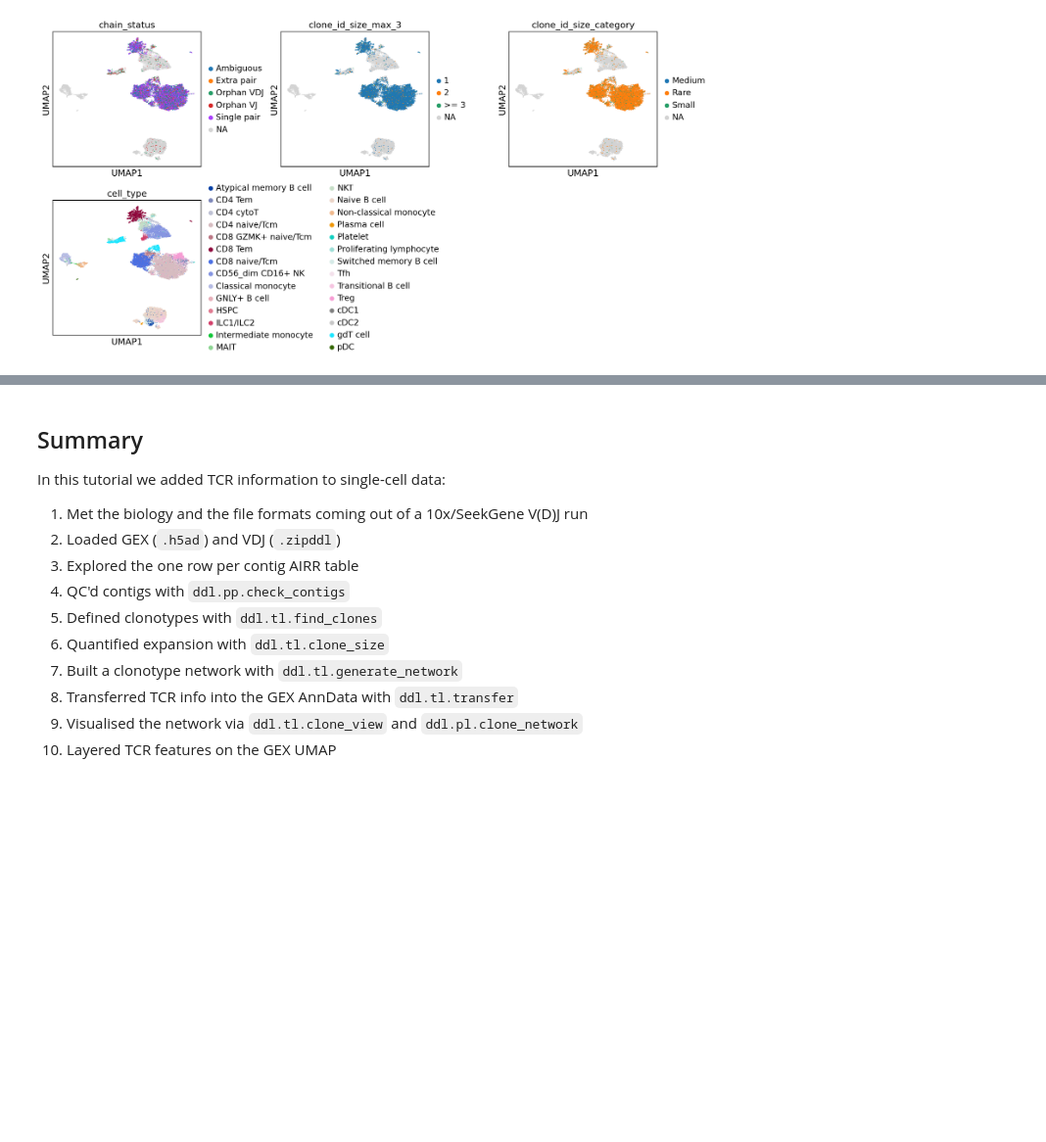
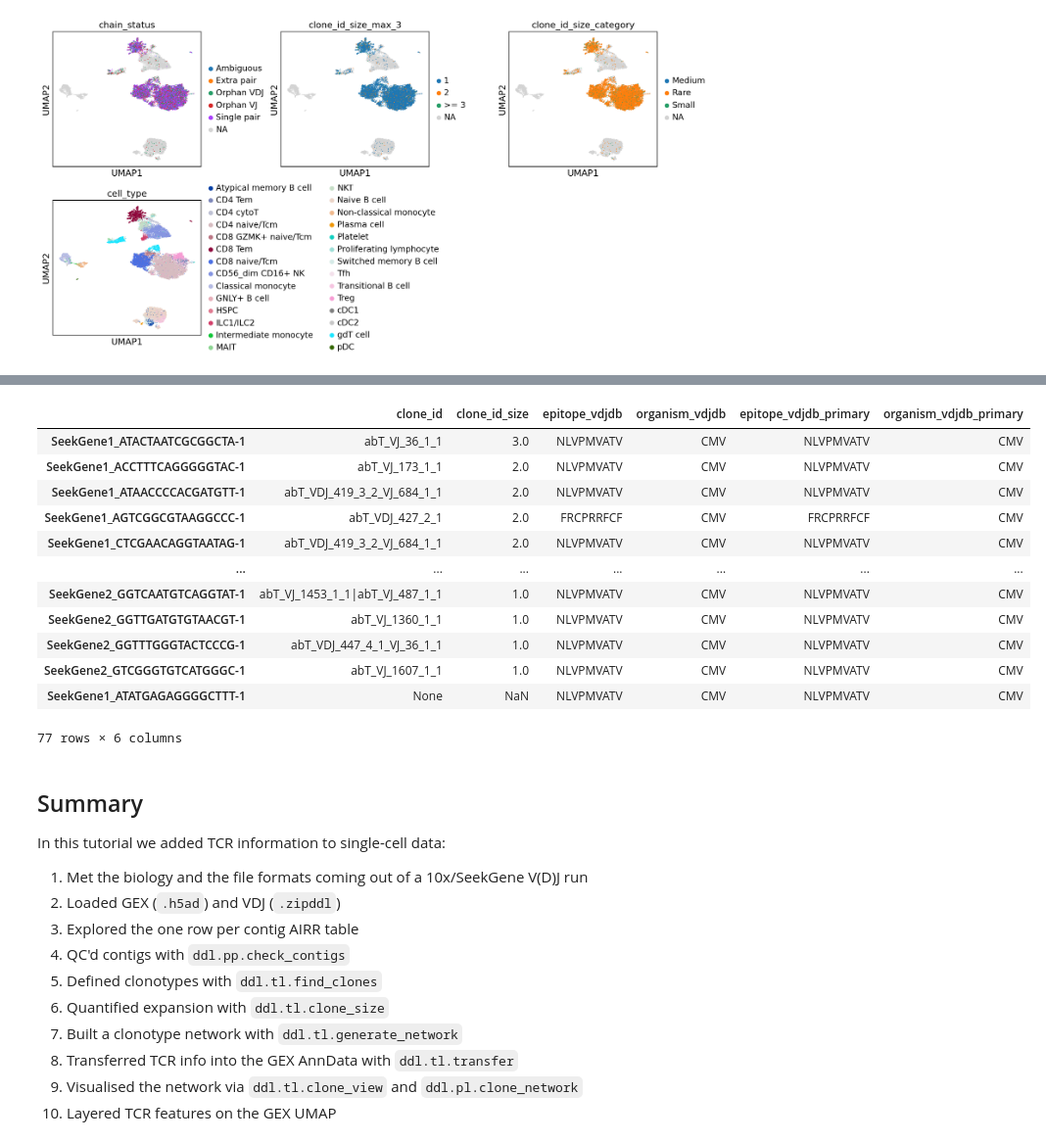
Before and after one commit to tuonglab/FIMSA-training-workshop-1, a Jupyter notebook: notebooks/tutorial-2.ipynb, the cells around one changed output, grey strips where cells are left out. Shown at 98% size. Saved outputs shown, nothing was run; the diff lists cells and outputs as text; code cells hidden in the pictures; blank space fills up the shorter version.

```diff
--- a/notebooks/tutorial-2.ipynb
+++ b/notebooks/tutorial-2.ipynb
@@ -646,3 +659,19 @@ Expanded clones (Medium / Large / Hyperexpanded) typically concentrate in specif
+# %%
+adata[adata.obs["organism_vdjdb_primary"] == "CMV"].obs[["clone_id", "clone_id_size", "epitope_vdjdb","organism_vdjdb","epitope_vdjdb_primary","organism_vdjdb_primary"]].sort_values("clone_id_size", ascending=False)
+# %% [output]
+|  | clone_id | clone_id_size | epitope_vdjdb | organism_vdjdb | epitope_vdjdb_primary | organism_vdjdb_primary |
+| SeekGene1_ATACTAATCGCGGCTA-1 | abT_VJ_36_1_1 | 3.0 | NLVPMVATV | CMV | NLVPMVATV | CMV |
+| SeekGene1_ACCTTTCAGGGGGTAC-1 | abT_VJ_173_1_1 | 2.0 | NLVPMVATV | CMV | NLVPMVATV | CMV |
+| SeekGene1_ATAACCCCACGATGTT-1 | abT_VDJ_419_3_2_VJ_684_1_1 | 2.0 | NLVPMVATV | CMV | NLVPMVATV | CMV |
+| SeekGene1_AGTCGGCGTAAGGCCC-1 | abT_VDJ_427_2_1 | 2.0 | FRCPRRFCF | CMV | FRCPRRFCF | CMV |
+| SeekGene1_CTCGAACAGGTAATAG-1 | abT_VDJ_419_3_2_VJ_684_1_1 | 2.0 | NLVPMVATV | CMV | NLVPMVATV | CMV |
+| ... | ... | ... | ... | ... | ... | ... |
+| SeekGene2_GGTCAATGTCAGGTAT-1 | abT_VJ_1453_1_1|abT_VJ_487_1_1 | 1.0 | NLVPMVATV | CMV | NLVPMVATV | CMV |
+| SeekGene2_GGTTGATGTGTAACGT-1 | abT_VJ_1360_1_1 | 1.0 | NLVPMVATV | CMV | NLVPMVATV | CMV |
+| SeekGene2_GGTTTGGGTACTCCCG-1 | abT_VDJ_447_4_1_VJ_36_1_1 | 1.0 | NLVPMVATV | CMV | NLVPMVATV | CMV |
+| SeekGene2_GTCGGGTGTCATGGGC-1 | abT_VJ_1607_1_1 | 1.0 | NLVPMVATV | CMV | NLVPMVATV | CMV |
+| SeekGene1_ATATGAGAGGGGCTTT-1 | None | NaN | NLVPMVATV | CMV | NLVPMVATV | CMV |
+77 rows × 6 columns
 # %% [markdown]
 ## Summary
 
```
Also changed, not shown: parts of 45 cells of this notebook.
